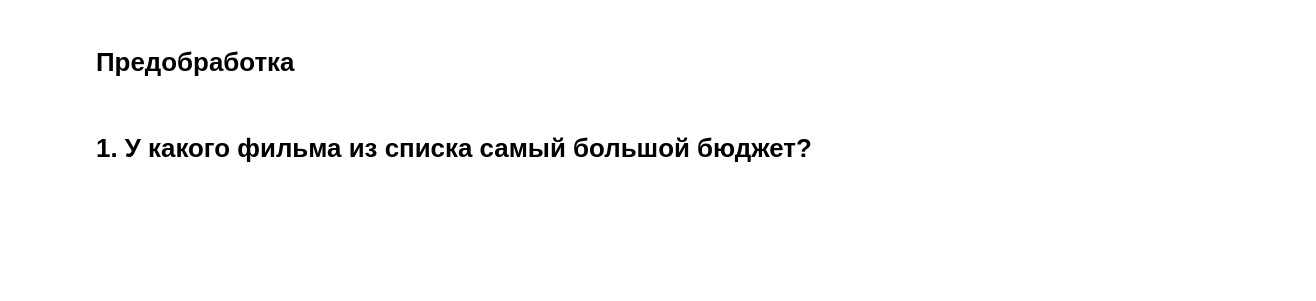
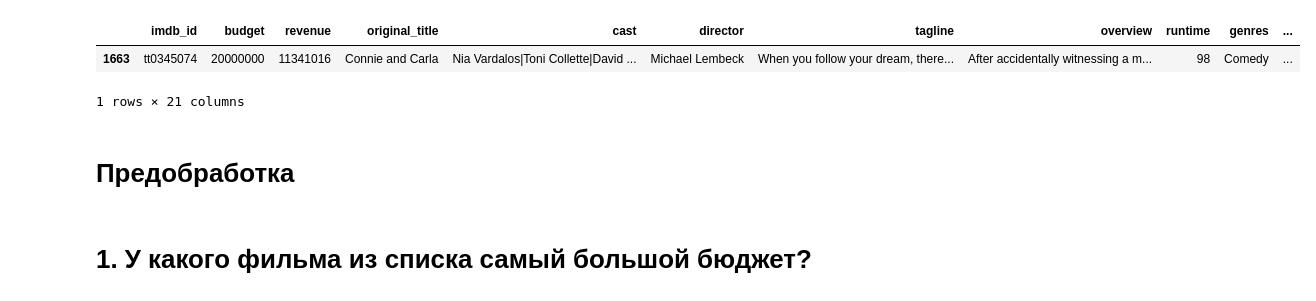
Before and after one commit to RealMachineGun/module_1, a Jupyter notebook: module_1.ipynb, the cells around one changed output. Cells and saved outputs as stored; diff of their text form; code cells hidden in the pictures; blank space fills up the shorter version.

```diff
--- a/module_1.ipynb
+++ b/module_1.ipynb
@@ -31,2 +24,17 @@ data.describe()
+# %%
+# добавляю дополнительные столбцы чтобы уменьшить код
+data['profit'] = data['revenue'] - data['budget']
+data['genres_list'] = data['genres'].apply(lambda x:x.split('|'))
+data['director_list'] = data['director'].apply(lambda x:x.split('|'))
+data['cast_list'] = data['cast'].apply(lambda x:x.split('|'))
+data['release_date_list'] = data['release_date'].apply(lambda x:x.split('/'))
+data['production_companies_list'] = data['production_companies'].apply(lambda x:x.split('|'))
+data['overview_list'] = data['overview'].apply(lambda x:x.split(' '))
+# %%
+data.sample()
+# %% [output]
+|  | imdb_id | budget | revenue | original_title | cast | director | tagline | overview | runtime | genres | ... |
+| 1663 | tt0345074 | 20000000 | 11341016 | Connie and Carla | Nia Vardalos|Toni Collette|David ... | Michael Lembeck | When you follow your dream, there... | After accidentally witnessing a m... | 98 | Comedy | ... |
+1 rows × 21 columns
 # %% [markdown]
 # Предобработка
```
Also changed, not shown: parts of 35 cells of this notebook.
